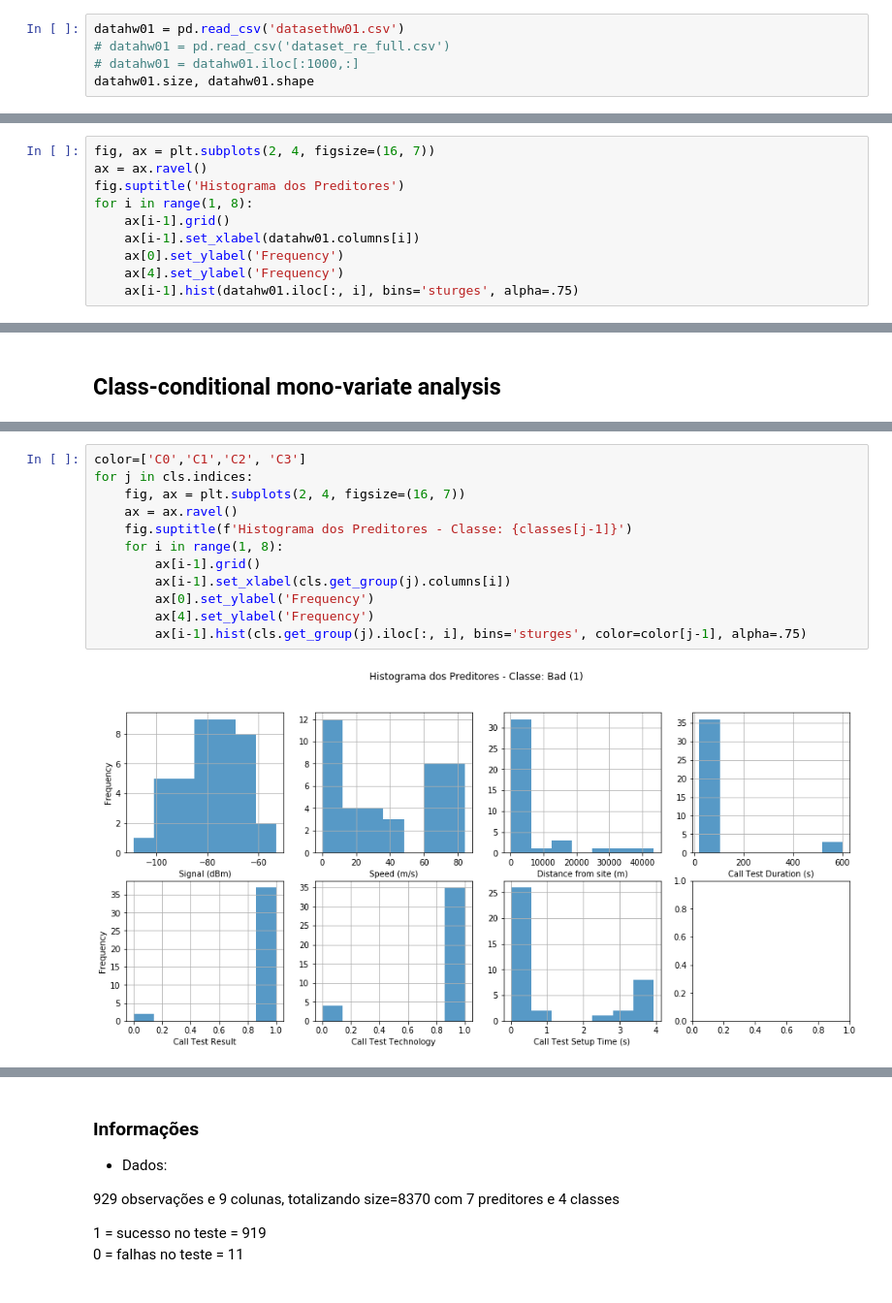
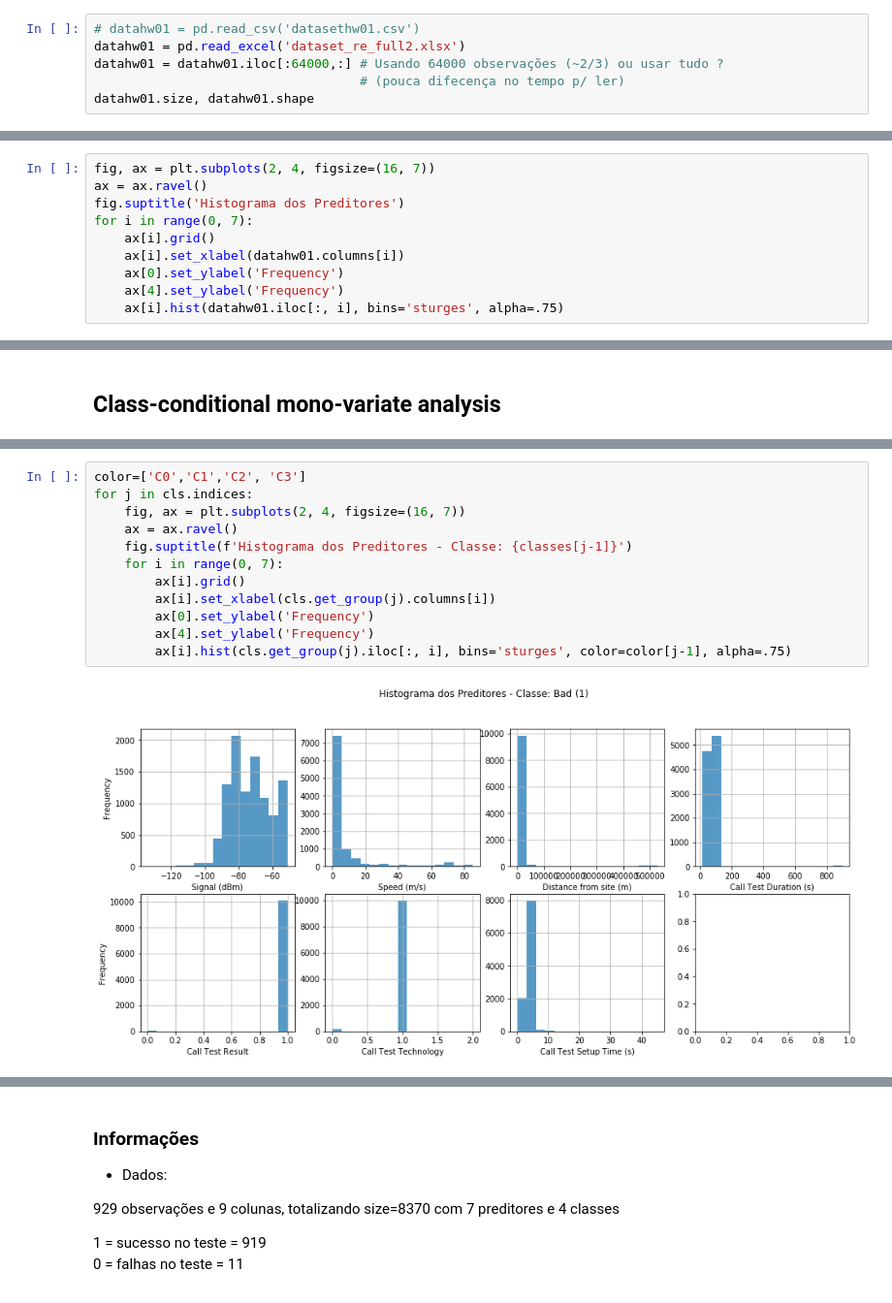
Before and after one commit to ezequiasjunior/ica2019.2, a Jupyter notebook: data_preprocess.ipynb, the cells around one changed output, grey strips where cells are left out. Shown: that part at 97% size. Drawn from its saved outputs; the diff is of its cells as text.

```diff
--- a/data_preprocess.ipynb
+++ b/data_preprocess.ipynb
@@ -5,8 +5,9 @@ import matplotlib.pyplot as plt
 # %% [markdown]
 ## Data
 # %%
-datahw01 = pd.read_csv('datasethw01.csv')
-# datahw01 = pd.read_csv('dataset_re_full.csv')
-# datahw01 = datahw01.iloc[:1000,:]
+# datahw01 = pd.read_csv('datasethw01.csv')
+datahw01 = pd.read_excel('dataset_re_full2.xlsx')
+datahw01 = datahw01.iloc[:64000,:] # Usando 64000 observações (~2/3) ou usar tudo ?
+                                   # (pouca difecença no tempo p/ ler)
 datahw01.size, datahw01.shape
 # %% [output]
@@ -35,10 +36,10 @@ unc_monovar
 fig, ax = plt.subplots(2, 4, figsize=(16, 7))
 ax = ax.ravel()
 fig.suptitle('Histograma dos Preditores')
-for i in range(1, 8):
-    ax[i-1].grid()
-    ax[i-1].set_xlabel(datahw01.columns[i])
+for i in range(0, 7):
+    ax[i].grid()
+    ax[i].set_xlabel(datahw01.columns[i])
     ax[0].set_ylabel('Frequency')
     ax[4].set_ylabel('Frequency')
-    ax[i-1].hist(datahw01.iloc[:, i], bins='sturges', alpha=.75)
+    ax[i].hist(datahw01.iloc[:, i], bins='sturges', alpha=.75)
 # %% [output]
@@ -89,14 +90,14 @@ for i in range(len(cls.indices)):
 # %%
 color=['C0','C1','C2', 'C3']
 for j in cls.indices:
     fig, ax = plt.subplots(2, 4, figsize=(16, 7))
     ax = ax.ravel()
     fig.suptitle(f'Histograma dos Preditores - Classe: {classes[j-1]}')
-    for i in range(1, 8):
-        ax[i-1].grid()
-        ax[i-1].set_xlabel(cls.get_group(j).columns[i])
+    for i in range(0, 7):
+        ax[i].grid()
+        ax[i].set_xlabel(cls.get_group(j).columns[i])
         ax[0].set_ylabel('Frequency')
         ax[4].set_ylabel('Frequency')
-        ax[i-1].hist(cls.get_group(j).iloc[:, i], bins='sturges', color=color[j-1], alpha=.75)
+        ax[i].hist(cls.get_group(j).iloc[:, i], bins='sturges', color=color[j-1], alpha=.75)
 # %% [output]
-[figure, old version]
+[figure, new version]
```
Also changed, not shown: parts of 11 cells of this notebook.
